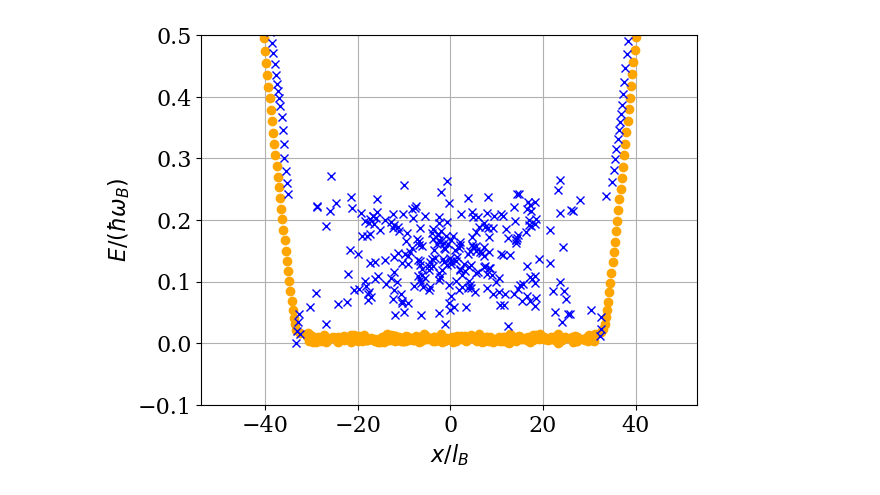
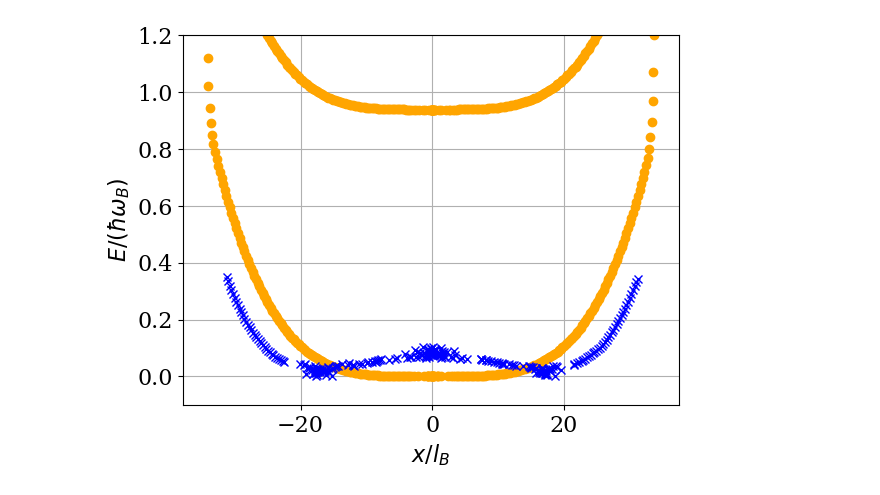
Before and after one commit to Daniele-PyBECTN/The-electrostatic-origin-of-the-breakdown-of-the-Integer-Quantum-Hall-Effect-in-Split-Ring-Cavities, a Jupyter notebook: Heff_and_matrix_elements/edge_accumulation_Heff_and_matrix_elm.ipynb, the cells around one changed output. Saved outputs shown, nothing was run; the diff lists cells and outputs as text; code cells hidden in the pictures.

```diff
--- a/Heff_and_matrix_elements/edge_accumulation_Heff_and_matrix_elm.ipynb
+++ b/Heff_and_matrix_elements/edge_accumulation_Heff_and_matrix_elm.ipynb
@@ -123,8 +123,19 @@ def tan_confinement(L, W, dr, Wedge, A):
 
     return np.sqrt(Vxy)
 
+def fourth_conf(L, W):
+    Vxy = np.zeros(shape=(W, L), dtype=np.complex_)
+    xvec = np.linspace(0, L-1, int(L) )
+    yvec = np.linspace(0, W-1, int(W) )
+    for ny in range(W):
+        for nx in range(L):
+            Vxy[ny][nx] = 16*( yvec[ny]/W - 1/2. )**4
+    return Vxy
 
-Vconf = tan_confinement(Ny, Nx, 1., Nx/6, .7)
+
+#Vconf = tan_confinement(Ny, Nx, 1., Nx/6, .7)
+
+Vconf = fourth_conf(Ny, Nx)
 
 xvec = np.linspace(0, Ny-1, int(Ny) )
 yvec = np.linspace(0, Nx-1, int(Nx) )
@@ -159,7 +170,7 @@ alpha = 1./25.
 lB = 1./np.sqrt(2*np.pi*alpha)
 omB = 4*np.pi*alpha*J
 omega_0 = 4*J
-dis = .03/BW*8
+dis = .03/BW*.1
 xic = 2
 
 omega_ = dh.disp_flat_emitters(omega_0, M, 0)
@@ -171,7 +182,8 @@ omegaDis = omegaDis*dis
 V = dh.PBC_hopping_matrix_HH( J, R, M, Nx, Ny, alpha, 0 )
 #V = dh.inhomo_hopping_matrix_HH( J, R, M, alpha_vec )
 
-Vconf = tan_confinement(Ny, Nx, 1., Nx/6, .7) * omB
+#Vconf = tan_confinement(Ny, Nx, 1., Nx/6, .7) * omB
+Vconf = fourth_conf(Ny, Nx) * 1*omB
 
 
 H = np.diag(omega_*0+omegaE) + V + omegaDis + np.diag( Vconf.flatten('F') )
@@ -420,7 +432,7 @@ omc = 1.
 
 @njit
 def heff(E, M, x, omc):
-    Nh = np.argmin(np.abs(E-.75))
+    Nh = np.argmin(np.abs(E-.65))
     N_2L = np.argmin(np.abs(E-1.75))
     h = np.zeros( shape=(Nh,Nh), dtype=np.complex_ )
     X_p = np.zeros( shape=(Nh,Nh), dtype=np.complex_ )
@@ -454,7 +466,7 @@ def heff(E, M, x, omc):
 
 Heff, H0, X_p, res_X = heff(E, M, x_elms, omc)
 # %%
-a = 30.
+a = 500.
 
 evalseff, eveceff = np.linalg.eig(  a *Heff + H0)
 idx = np.argsort(evalseff)
@@ -468,24 +480,24 @@ for n in range(len(evalseff)):
 # %%
 Nev1 = 800
 plt.plot(np.diagonal(x_elms)[:Nev1], (evals[:Nev1].real-evals[0].real)/omB, linestyle='none', marker='o', color='orange')
 plt.plot(x_eff, evalseff-evalseff[0], linestyle='none', marker='x', color='blue')
 
 x_arr = np.linspace(np.amin(x_eff), np.amax(x_eff), 30)
 #plt.plot(x_arr, 1./(1+omc)*np.ones(len(x_arr)), color='black')
 cent_er = ( .25*dis/omB + .03*0 )
 #plt.plot(x_arr, a/(1+omc)*np.ones(len(x_arr)) + cent_er, color='red' )
 
 #plt.plot(x_arr, a/(1+omc)*np.ones(len(x_arr)) + .25*dis/omB +   a*2*(dis/omB)* (lB/Nx)**2 *(x_arr-0*np.amax(x_arr)/2)**2 + cent_er, color='blue' )
 #plt.plot(x_arr, a/(1+omc)*np.ones(len(x_arr)) - .25*dis/omB -   a*2*(dis/omB)* (lB/Nx)**2 *(x_arr-0*np.amax(x_arr)/2)**2 + cent_er, color='blue' )
 
 
-plt.ylim(-.1,.5)
+plt.ylim(-.1,1.2)
 #plt.xlim(30,60)
 plt.xlabel(r"$x/l_B$")
 plt.ylabel(r"$E/(\hbar \omega_B)$")
 plt.grid()
 # %% [output]
-[figure, old version]
+[figure, new version]
 # %%
 print(np.amax(R[:,0]), Nx, lB)
 # %% [output]
```
Also changed, not shown: parts of 11 cells of this notebook.
